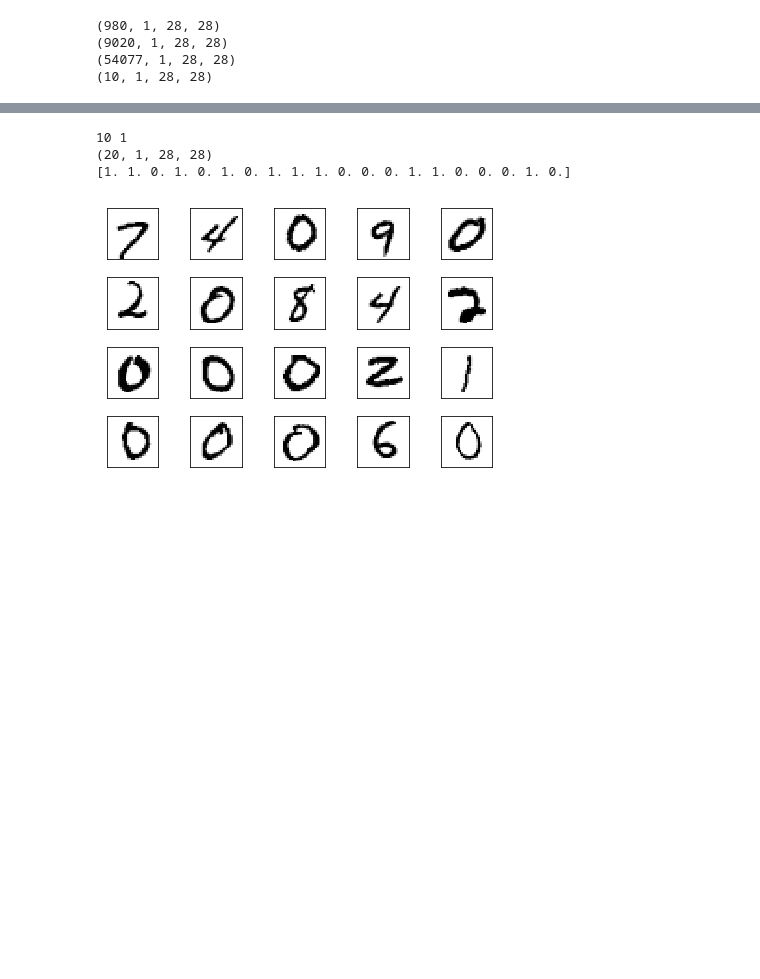
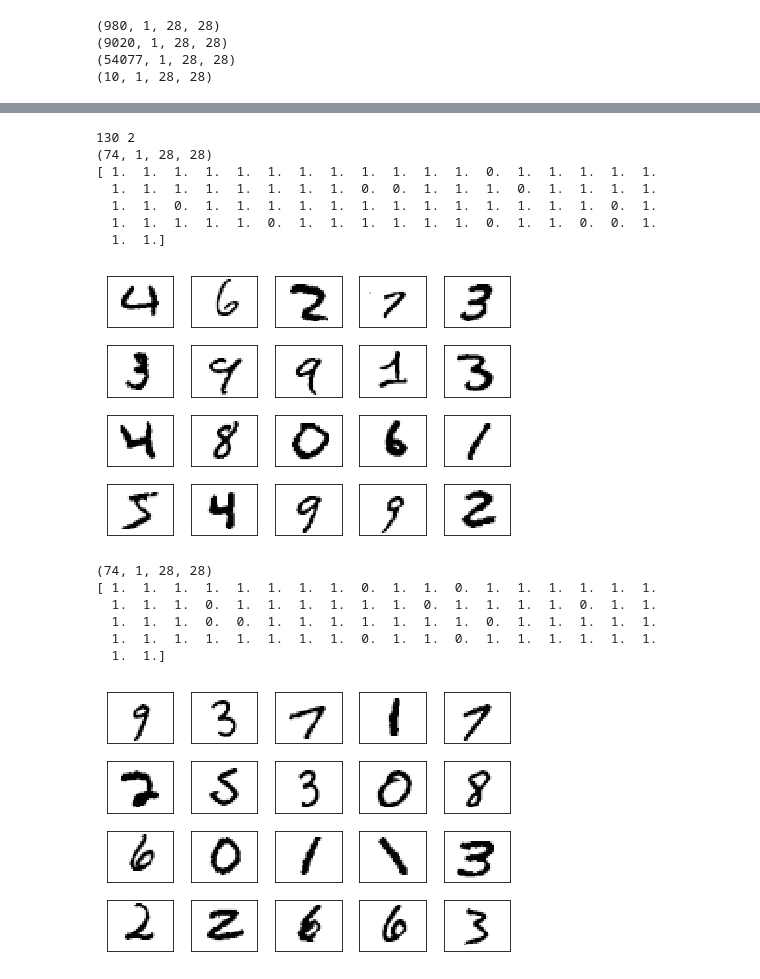
Before and after one commit to andrewhuman/mymnisttest, a Jupyter notebook: pytorch_autoendcoder.ipynb, the cells around one changed output, grey strips where cells are left out. Cells and saved outputs as stored; diff of their text form; code cells hidden in the pictures; blank space fills up the shorter version.

```diff
--- a/pytorch_autoendcoder.ipynb
+++ b/pytorch_autoendcoder.ipynb
@@ -62,7 +75,7 @@ def imgs_show(imgs,row,col):
     plt.show()
 # %%
 def normal_minist(img):
-    return ((img / 255) -0.5) *2
+    return ((img / 255.0) -0.5)*2
 # %%
 def expend_HWC(img):
     return np.expand_dims(img,axis=3)
@@ -322,18 +320,44 @@ def get_nagivate_next(train_positive,train_nagivate):
 
 
         yield x ,y
+# %%
+def get_nagivate_batch_next(train_positive,train_nagivate,batch_size):
+#     batch_size = len(train_positive)
+    batchs = len(train_nagivate) // batch_size
+    print(len(train_nagivate),batchs)
+
+    for i in range(batchs):
+        x = np.concatenate((train_positive,train_nagivate[batch_size * i : batch_size * (i+1)]))
+        y = np.concatenate((np.zeros(len(train_positive)),np.ones(len(train_nagivate))))
+        shuf_index = np.random.permutation(len(x))
+        x = x[shuf_index]
+        y = y[shuf_index]
+
+
+        yield x ,y
 # %%
-datas = get_nagivate_next(train_positive,train_nagivate[100:110])
+datas = get_nagivate_batch_next(train_positive,train_nagivate[:130],64)
 for x,y in datas:
     print(x.shape)
 
     print(y)
     imgs_show(np.squeeze( x),4,5)
 # %% [output]
-10 1
-(20, 1, 28, 28)
-[1. 1. 0. 1. 0. 1. 0. 1. 1. 1. 0. 0. 0. 1. 1. 0. 0. 0. 1. 0.]
+130 2
+(74, 1, 28, 28)
+[ 1.  1.  1.  1.  1.  1.  1.  1.  1.  1.  1.  1.  0.  1.  1.  1.  1.  1.
+  1.  1.  1.  1.  1.  1.  1.  1.  0.  0.  1.  1.  1.  0.  1.  1.  1.  1.
+  1.  1.  0.  1.  1.  1.  1.  1.  1.  1.  1.  1.  1.  1.  1.  1.  0.  1.
+  1.  1.  1.  1.  1.  0.  1.  1.  1.  1.  1.  1.  0.  1.  1.  0.  0.  1.
+  1.  1.]
-[figure, old version]
+[figure, new version]
+(74, 1, 28, 28)
+[ 1.  1.  1.  1.  1.  1.  1.  1.  0.  1.  1.  0.  1.  1.  1.  1.  1.  1.
+  1.  1.  1.  0.  1.  1.  1.  1.  1.  1.  0.  1.  1.  1.  1.  0.  1.  1.
+  1.  1.  1.  0.  0.  1.  1.  1.  1.  1.  1.  1.  0.  1.  1.  1.  1.  1.
+  1.  1.  1.  1.  1.  1.  1.  1.  0.  1.  1.  0.  1.  1.  1.  1.  1.  1.
+  1.  1.]
+[figure, added]
 # %%
 use_cuda = torch.cuda.is_available()
 torch.manual_seed(666)
```
Also changed, not shown: parts of 16 cells of this notebook, 8 other files.
